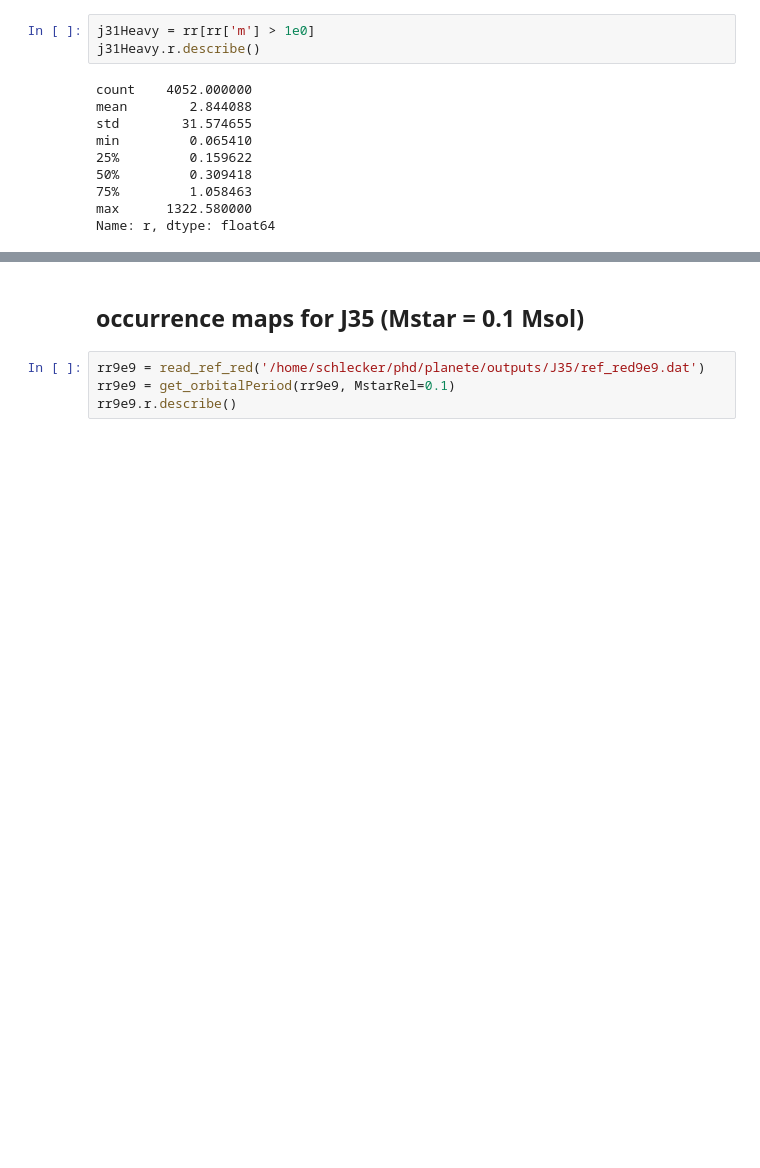
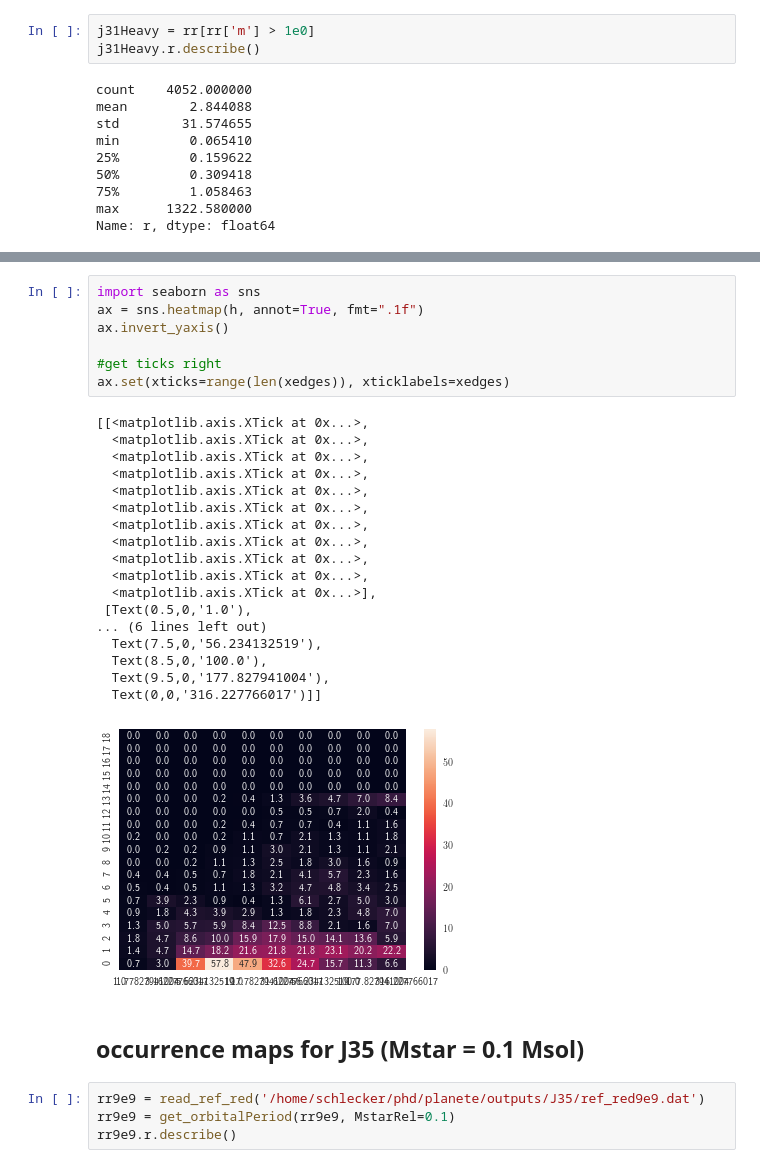
Before and after one commit to matiscke/popsyntools, a Jupyter notebook: notebooks/20180404_occurrenceMap.ipynb, the cells around one changed output, grey strips where cells are left out. Saved outputs shown, nothing was run; the diff lists cells and outputs as text; blank space fills up the shorter version.

```diff
--- a/notebooks/20180404_occurrenceMap.ipynb
+++ b/notebooks/20180404_occurrenceMap.ipynb
@@ -95,3 +66,29 @@ using only planets with status "0"
+# %%
+import seaborn as sns
+ax = sns.heatmap(h, annot=True, fmt=".1f")
+ax.invert_yaxis()
+
+#get ticks right
+ax.set(xticks=range(len(xedges)), xticklabels=xedges)
+# %% [output]
+[[<matplotlib.axis.XTick at 0x...>,
+  <matplotlib.axis.XTick at 0x...>,
+  <matplotlib.axis.XTick at 0x...>,
+  <matplotlib.axis.XTick at 0x...>,
+  <matplotlib.axis.XTick at 0x...>,
+  <matplotlib.axis.XTick at 0x...>,
+  <matplotlib.axis.XTick at 0x...>,
+  <matplotlib.axis.XTick at 0x...>,
+  <matplotlib.axis.XTick at 0x...>,
+  <matplotlib.axis.XTick at 0x...>,
+  <matplotlib.axis.XTick at 0x...>],
+ [Text(0.5,0,'1.0'),
+... (6 lines left out)
+  Text(7.5,0,'56.234132519'),
+  Text(8.5,0,'100.0'),
+  Text(9.5,0,'177.827941004'),
+  Text(0,0,'316.227766017')]]
+[figure, added]
 # %% [markdown]
 ## occurrence maps for J35 (Mstar = 0.1 Msol)
 # %%
```
Also changed, not shown: parts of 15 cells of this notebook, 1 other file.
